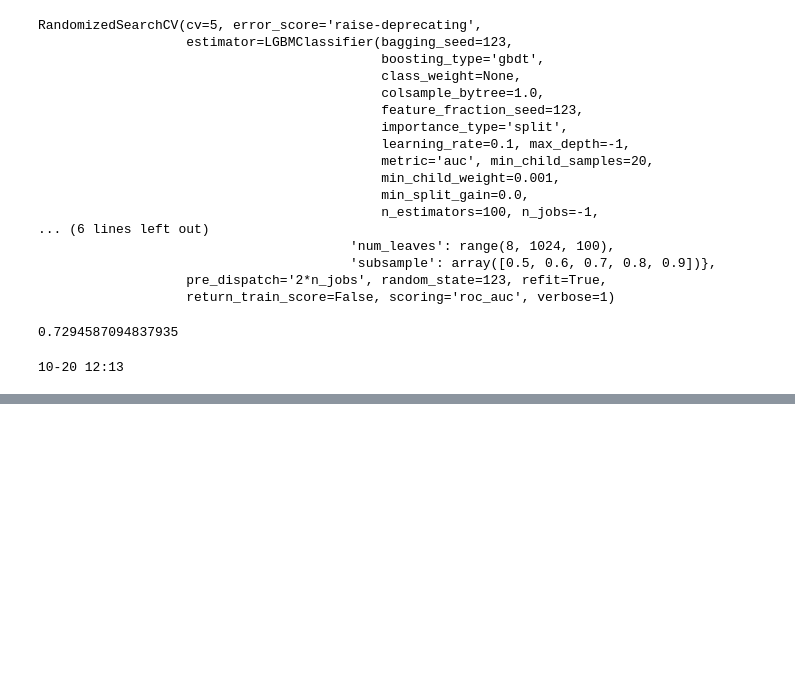
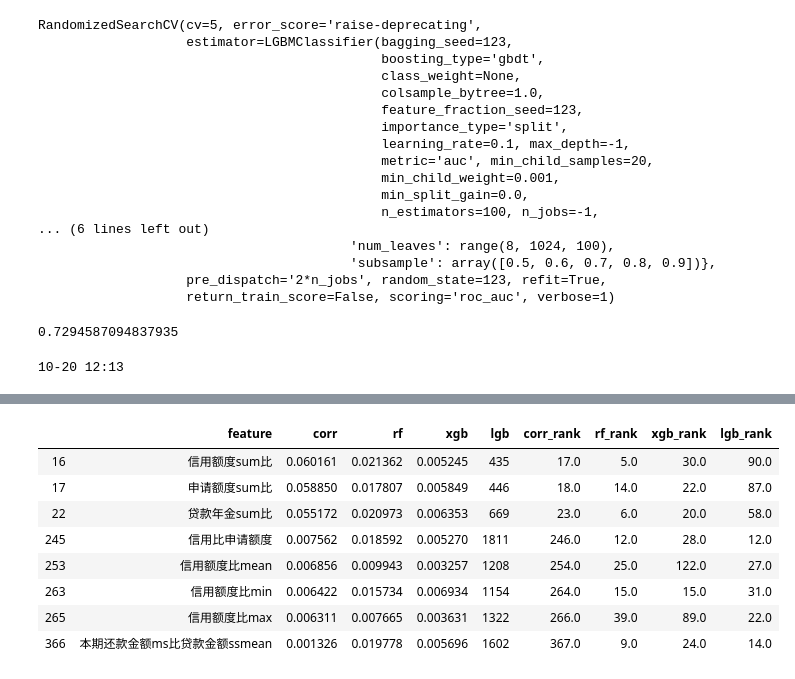
Before and after one commit to boyang-li/the-mission-cup, a Jupyter notebook: 2_modeling_base.ipynb, the cells around one changed output, grey strips where cells are left out. Drawn from its saved outputs; the diff is of its cells as text; code cells hidden in the pictures; blank space fills up the shorter version.

```diff
--- a/2_modeling_base.ipynb
+++ b/2_modeling_base.ipynb
@@ -726,0 +767,12 @@ diff
+# %%
+fscore.loc[fscore['feature'].str.contains('比'), :]
+# %% [output]
+|  | feature | corr | rf | xgb | lgb | corr_rank | rf_rank | xgb_rank | lgb_rank |
+| 16 | 信用额度sum比 | 0.060161 | 0.021362 | 0.005245 | 435 | 17.0 | 5.0 | 30.0 | 90.0 |
+| 17 | 申请额度sum比 | 0.058850 | 0.017807 | 0.005849 | 446 | 18.0 | 14.0 | 22.0 | 87.0 |
+| 22 | 贷款年金sum比 | 0.055172 | 0.020973 | 0.006353 | 669 | 23.0 | 6.0 | 20.0 | 58.0 |
+| 245 | 信用比申请额度 | 0.007562 | 0.018592 | 0.005270 | 1811 | 246.0 | 12.0 | 28.0 | 12.0 |
+| 253 | 信用额度比mean | 0.006856 | 0.009943 | 0.003257 | 1208 | 254.0 | 25.0 | 122.0 | 27.0 |
+| 263 | 信用额度比min | 0.006422 | 0.015734 | 0.006934 | 1154 | 264.0 | 15.0 | 15.0 | 31.0 |
+| 265 | 信用额度比max | 0.006311 | 0.007665 | 0.003631 | 1322 | 266.0 | 39.0 | 89.0 | 22.0 |
+| 366 | 本期还款金额ms比贷款金额ssmean | 0.001326 | 0.019778 | 0.005696 | 1602 | 367.0 | 9.0 | 24.0 | 14.0 |
```
Also changed, not shown: parts of 16 cells of this notebook, 3 other files.
